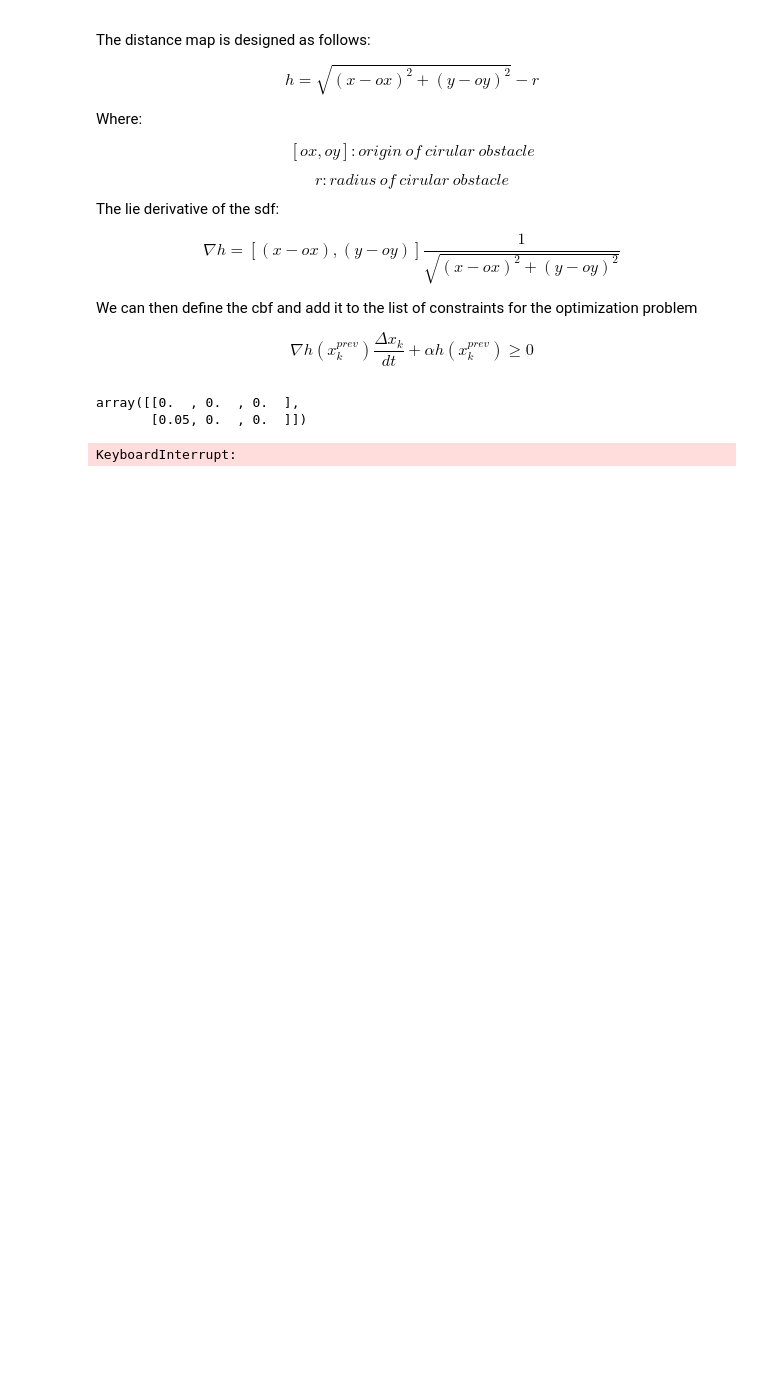
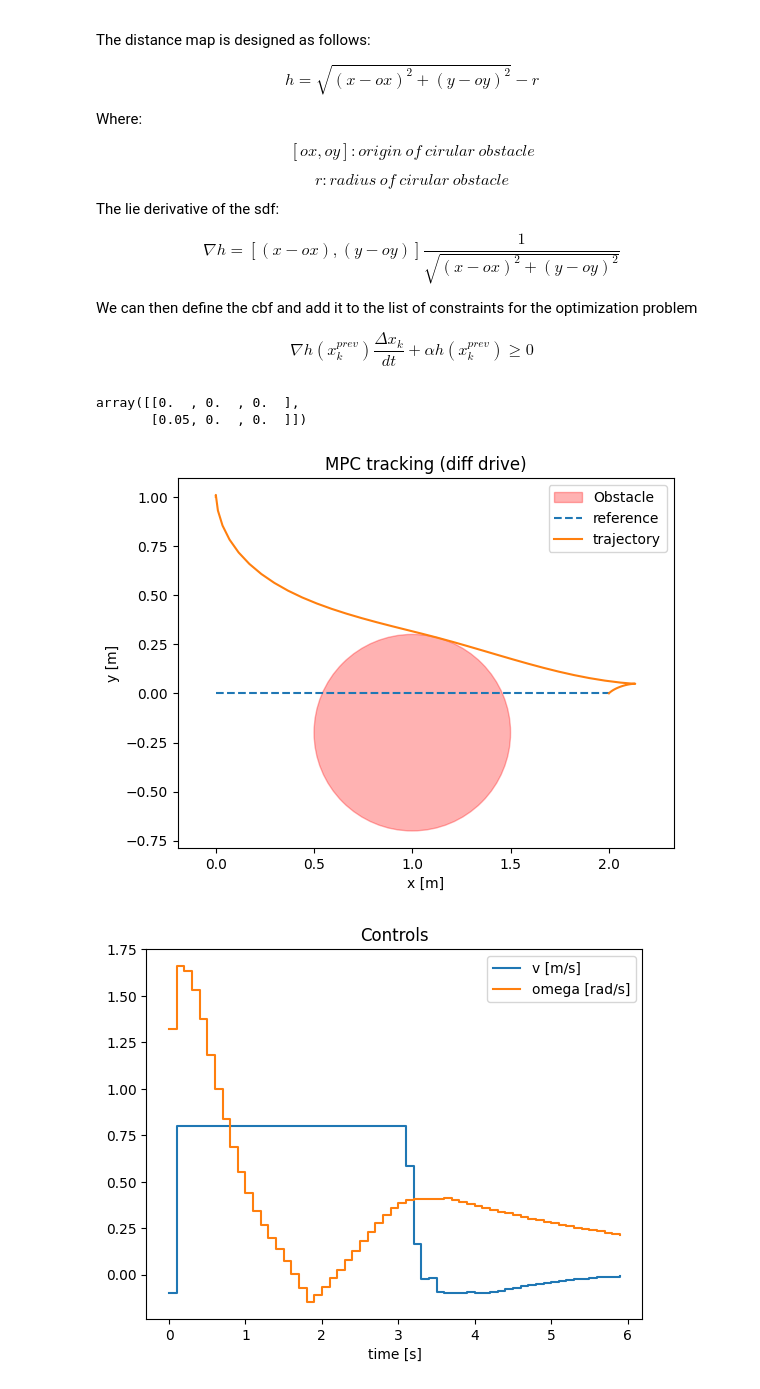
Before and after one commit to Omar-Elmofty/knowledge_compendium, a Jupyter notebook: playground/MPC-CBF-diff-drive.ipynb, the cells around one changed output. Drawn from its saved outputs; the diff is of its cells as text; code cells hidden in the pictures; blank space fills up the shorter version.

```diff
--- a/playground/MPC-CBF-diff-drive.ipynb
+++ b/playground/MPC-CBF-diff-drive.ipynb
@@ -396,7 +396,7 @@ for k in range(T_steps+N+1):
     else:
         ref[k, :] = [2.0, 0.0, min((t-2.5)*0.6, np.pi/2)]
 
-x = np.array([0.0, 0.0, np.pi/2])
+x = np.array([0.0, 0.5, np.pi/2])
 traj = [x.copy()]
 U_log = []
 
@@ -434,31 +434,32 @@ for k in range(T_steps):
       # update your data arrays
     line_traj.set_data(traj_array[:,0], traj_array[:,1])
     line_plan.set_data(X_pred[:,0], X_pred[:,1])
 
     # update robot box
     corners = get_robot_corners(x[0], x[1], x[2])
     robot_patch.set_xy(corners)
 
     # redraw the same figure
     display(fig)
     plt.pause(0.001)
     clear_output(wait=True)  # requires from IPython.display import clear_output, display
 
 traj = np.array(traj)
 U_log = np.array(U_log)
 
 # Plot
 plt.figure()
 circle = plt.Circle((ox, oy), r, color='r', alpha=0.3, label='Obstacle')
 plt.gca().add_patch(circle)
 plt.plot(ref[:T_steps+1,0], ref[:T_steps+1,1], '--', label='reference')
 plt.plot(traj[:,0], traj[:,1], '-', label='trajectory')
 plt.axis('equal'); plt.legend(); plt.title('MPC tracking (diff drive)')
 plt.xlabel('x [m]'); plt.ylabel('y [m]'); plt.show()
 
 plt.figure()
 plt.step(np.arange(T_steps)*dt, U_log[:,0], where='post', label='v [m/s]')
 plt.step(np.arange(T_steps)*dt, U_log[:,1], where='post', label='omega [rad/s]')
 plt.title('Controls'); plt.xlabel('time [s]'); plt.legend(); plt.show()
 # %% [output]
-KeyboardInterrupt:
+[figure, added]
+[figure, added]
```
